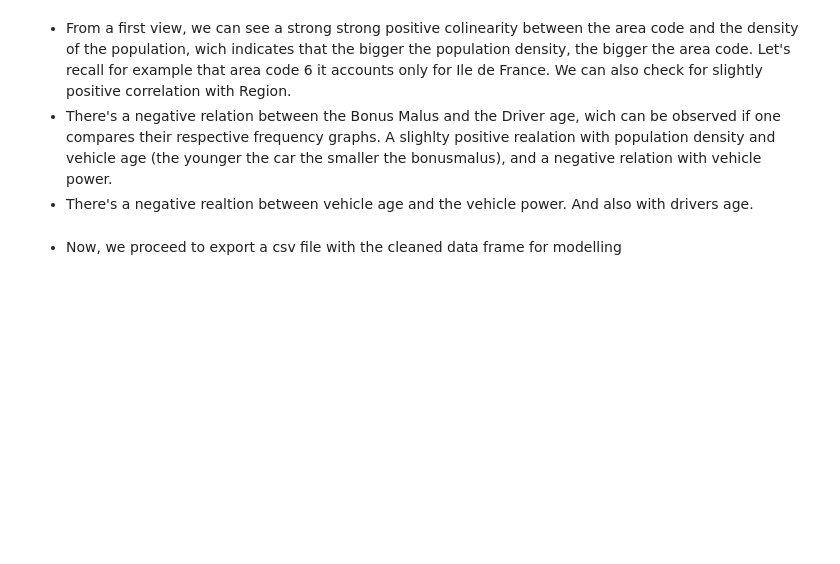
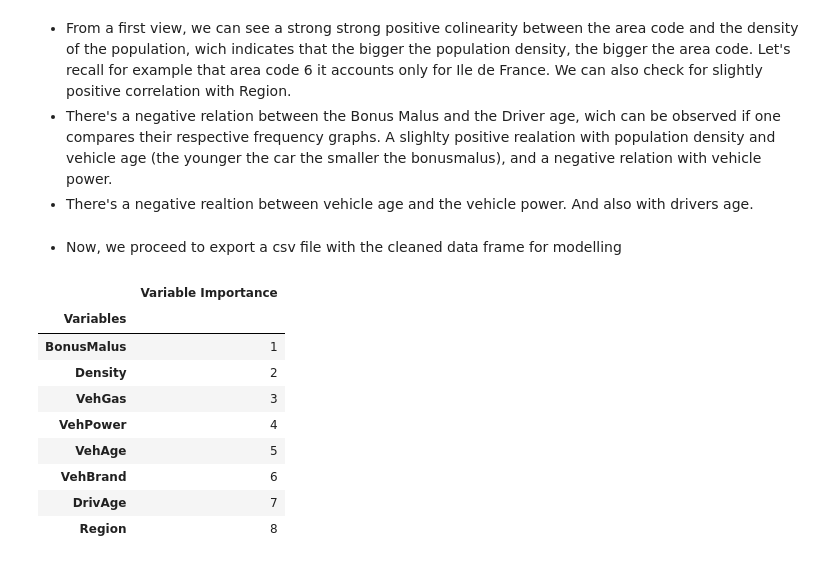
Before and after one commit to JulianTrufero/Claims-Frequency-Predicitons, a Jupyter notebook: Notebooks/claims_data.ipynb, the cells around one changed output. Saved outputs shown, nothing was run; the diff lists cells and outputs as text; code cells hidden in the pictures; blank space fills up the shorter version.

```diff
--- a/Notebooks/claims_data.ipynb
+++ b/Notebooks/claims_data.ipynb
@@ -571,3 +561,20 @@ sns.heatmap(correlations,
 - Now, we proceed to export a csv file with the cleaned data frame for modelling
 # %%
 claimsdf.to_csv('claimsdf_1.csv', index = False)
+# %%
+d = {'Variables': ['BonusMalus', 'Density', 'VehGas', 'VehPower', 'VehAge', 'VehBrand', 'DrivAge', 'Region'], 'Variable Importance': [1, 2, 3, 4, 5, 6, 7, 8]}
+# %%
+d_ = pd.DataFrame(d)
+# %%
+d_.set_index('Variables')
+# %% [output]
+|  | Variable Importance |
+| Variables |  |
+| BonusMalus | 1 |
+| Density | 2 |
+| VehGas | 3 |
+| VehPower | 4 |
+| VehAge | 5 |
+| VehBrand | 6 |
+| DrivAge | 7 |
+| Region | 8 |
```
Also changed, not shown: parts of 19 cells of this notebook, 38 other files.
